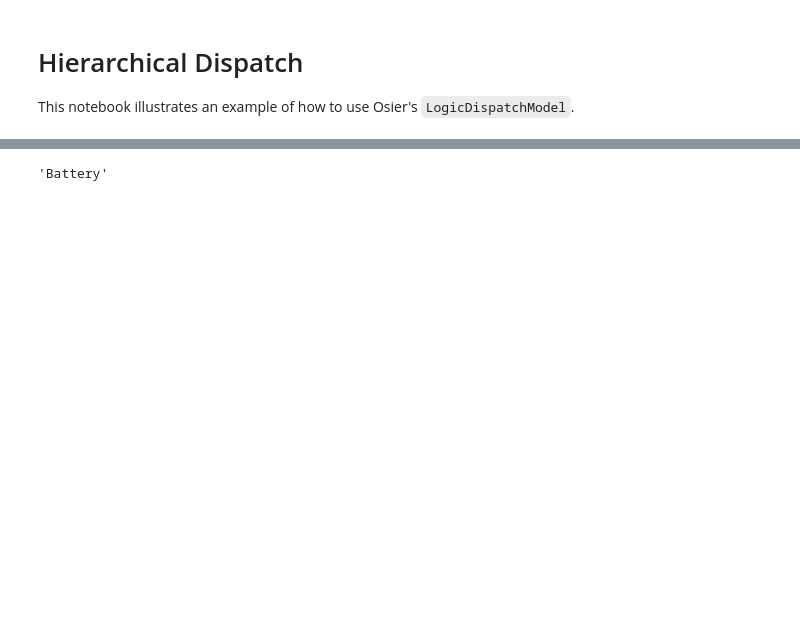
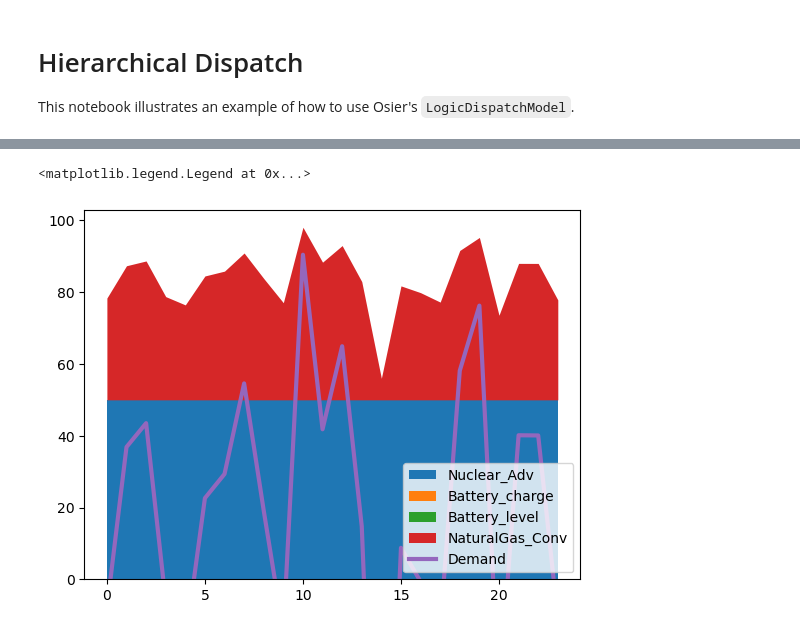
Before and after one commit to arfc/osier, a Jupyter notebook: docs/source/examples/hierarchical_dispatch.ipynb, the cells around one changed output, grey strips where cells are left out. Cells and saved outputs as stored; diff of their text form; code cells hidden in the pictures; blank space fills up the shorter version.

```diff
--- a/docs/source/examples/hierarchical_dispatch.ipynb
+++ b/docs/source/examples/hierarchical_dispatch.ipynb
@@ -25,5 +29,6 @@ wind_speed = np.random.weibull(a=2.5,size=N)
 # %%
 nuclear_adv.capacity = 50
-wind.capacity = 20
-battery.capacity = 10
-natural_gas.capacity = 50
+wind.capacity = 100
+battery.capacity = 100
+
+natural_gas.capacity = 0.1
@@ -29,0 +45,2 @@ natural_gas.capacity = 50
+# %%
+battery.initial_storage = 100
@@ -94,10 +120,0 @@ battery.storage_history
-# %%
-data = {}
-for t in model.technology_list:
-    if t.technology_type == 'storage':
-
-    if len(t.power_history) == 0:
-        data[t.technology_name] = np.zeros(len(model.net_demand))
-    else:
-        data[t.technology_name] = unyt_array(t.power_history).to_ndarray()
-results = pd.DataFrame()
@@ -124,4 +155,7 @@ pd.DataFrame(data)
-# %%
-battery.technology_name
-# %% [output]
-'Battery'
+# %%
+ax = results.plot.area(linewidth=0)
+ax.plot(model.net_demand, lw=3, label='Demand')
+ax.legend()
+# %% [output]
+<matplotlib.legend.Legend at 0x...>
+[figure, added]
```
Also changed, not shown: parts of 29 cells of this notebook, 1 other file.
